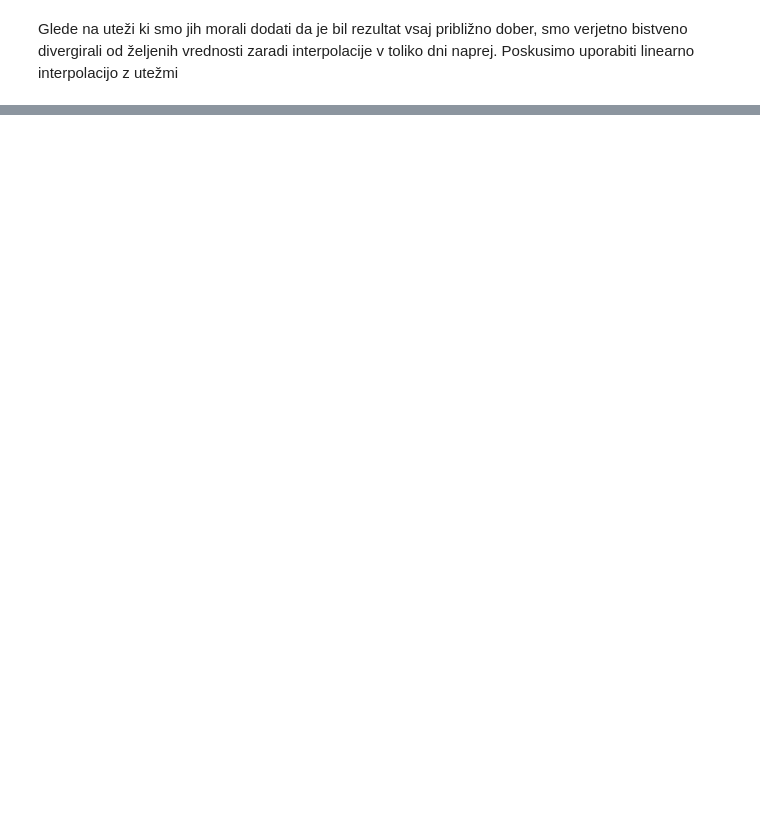
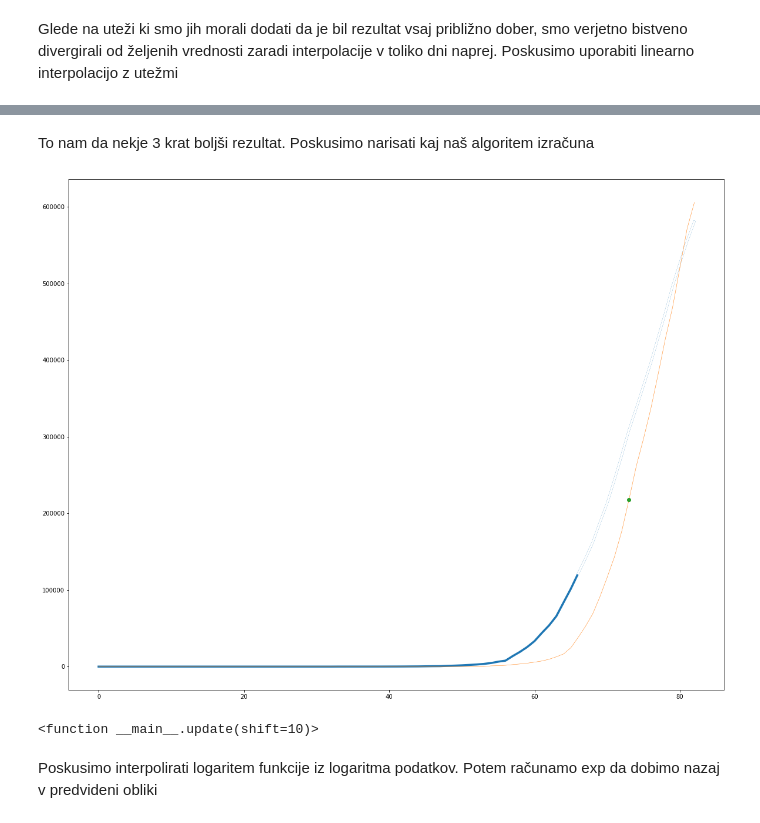
Before and after one commit to grekiki/COVID-19, a Jupyter notebook: next_week.ipynb, the cells around one changed output, grey strips where cells are left out. Drawn from its saved outputs; the diff is of its cells as text; code cells hidden in the pictures; blank space fills up the shorter version.

```diff
--- a/next_week.ipynb
+++ b/next_week.ipynb
@@ -216,0 +225,79 @@ plt.legend()
+# %% [markdown]
+To nam da nekje 3 krat boljši rezultat. Poskusimo narisati kaj naš algoritem izračuna
+# %%
+from matplotlib.widgets import Slider, Button, RadioButtons
+from ipywidgets import *
+import numpy.ma as ma
+while(True):
+    pos=random.randrange(len(series))
+    row=series[pos]
+    if(row[-sample_length-10]>50):
+        print(pos)
+        print(names[pos])
+        break
+
+print(row)
+print(population[pos])
+shift=0
+def update(shift=10):
+
+    x=np.arange(0, len(row), 1);
+    y=[]
+    lin_p=[]
+    #exp_p=[]
+    for i in range(len(row)):
+        y.append(row[i])
+
+    p=0
+    while(p<len(row)):
+        if p<sample_length or row[p-sample_length]<50:
+            lin_p.append(0)
+        else:
+            lin_p.append(good_linear_interpolation2(y[p-sample_length:p-output_distance],population[pos]))
+        p+=1
+
+    #p=0
+    #while(p<len(row)):
+    #    if p<sample_length or row[p-sample_length]<50:
+    #        exp_p.append(0)
+    #    else:
+    #        exp_p.append(log_weight_interpolation(y[p-sample_length:p-output_distance]))
+    #    p+=1
+
+    #errors_lin=[err(lin_p[i],y[i]) for i in range(len(row))]
+    #errors_exp=[err(exp_p[i],y[i]) for i in range(len(row))]
+
+
+    layerdict = dict()
+    layerdict["Xc"] = x
+    layerdict["Yc"] = y
+
+    highlightmask = np.ones(len(layerdict['Xc'])).astype(bool)
+    highlightmask[-output_distance-shift:] = False
+
+    layerdict['Xc'] = ma.array(layerdict['Xc'])
+    layerdict['Yc'] = ma.array(layerdict['Yc'], mask=highlightmask)
+
+    plt.plot(layerdict['Xc'], layerdict['Yc'].data, label='linepath', linewidth=3.5)
+    plt.plot(layerdict['Xc'], layerdict['Yc'], 'w', linewidth=3.5)
+
+    layerdict2 = dict()
+    layerdict2["Xc"] = x
+    layerdict2["Yc"] = lin_p
+
+    highlightmask2 = np.ones(len(layerdict2['Xc'])).astype(bool)
+    highlightmask2[-shift:-shift+1] = False
+
+    layerdict2['Xc'] = ma.array(layerdict2['Xc'])
+    layerdict2['Yc'] = ma.array(layerdict2['Yc'], mask=highlightmask2)
+
+    plt.plot(layerdict2['Xc'], layerdict2['Yc'].data, label='linepath', linewidth=.5)
+    plt.plot(layerdict2['Xc'], layerdict2['Yc'], 'o', linewidth=3.5)
+    plt.show()
+
+interact(update, shift = widgets.IntSlider(value=10, min=0, max=80, step=1))
+# %% [output]
+[figure, added]
+<function __main__.update(shift=10)>
+# %% [markdown]
+Poskusimo interpolirati logaritem funkcije iz logaritma podatkov. Potem računamo exp da dobimo nazaj v predvideni obliki
```
Also changed, not shown: parts of 24 cells of this notebook, 34 other files.
